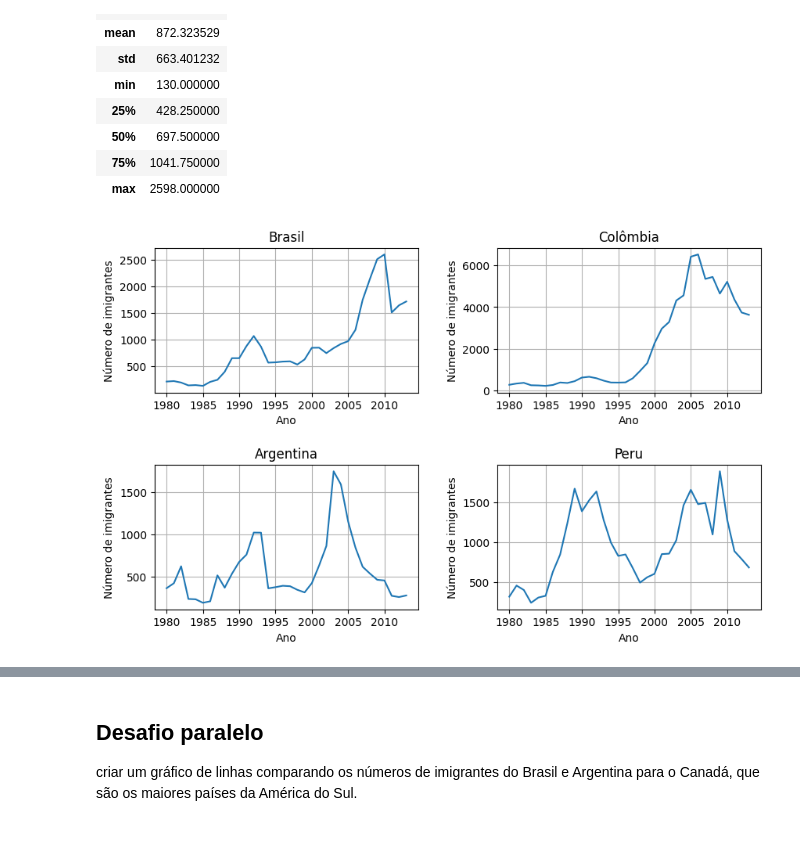
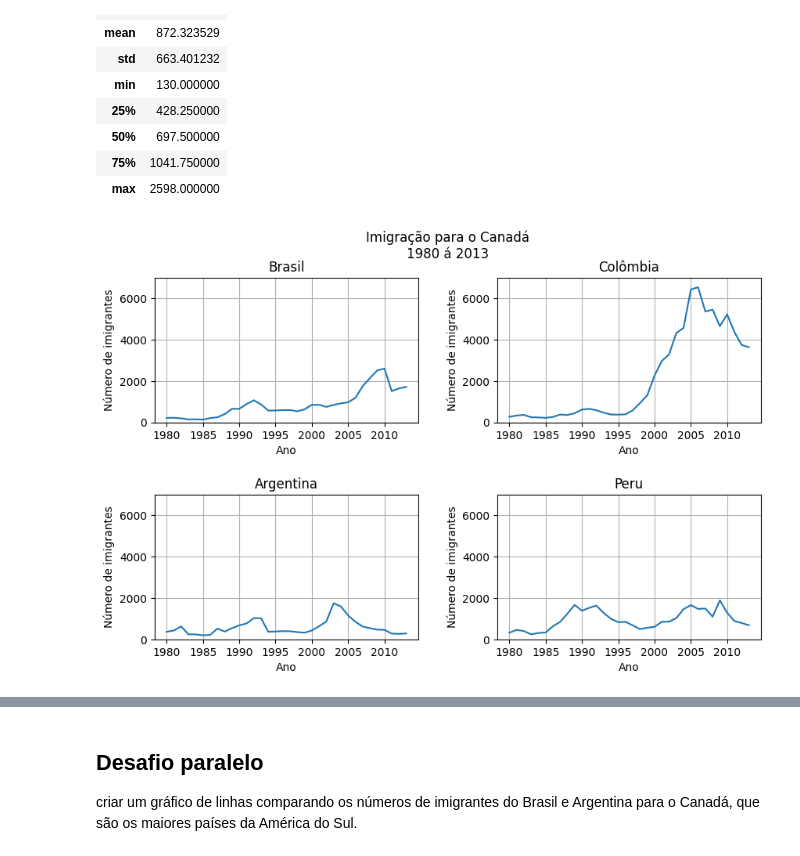
Before and after one commit to mathRyan889/analise_imigra-o_Canada, a Jupyter notebook: Dados_de_imigração.ipynb, the cells around one changed output, grey strips where cells are left out. Cells and saved outputs as stored; diff of their text form; code cells hidden in the pictures.

```diff
--- a/Dados_de_imigração.ipynb
+++ b/Dados_de_imigração.ipynb
@@ -144,0 +189,25 @@ plt.show()
+# %%
+cores = []
+
+for pais in americaa_sul_sorted.index:
+  if pais == 'Brazil':
+    cores.append('green')
+  else:
+    cores.append('silver')
+
+fig, ax = plt.subplots(figsize = (14,5))
+ax.barh(americaa_sul_sorted.index, americaa_sul_sorted['Total'], color = cores)
+ax.set_title('America do sul: O Brasil é o quarto pais com maior número de imigrantes \n para o Canada entre 1980 e 2013',fontsize = 18, loc='left')
+ax.set_xlabel('Numero de imigrantes',fontsize = 14)
+ax.set_ylabel('')
+ax.xaxis.set_tick_params(labelsize = 12)
+ax.yaxis.set_tick_params(labelsize = 12)
+
+for i, v in enumerate(americaa_sul_sorted['Total']):
+  ax.text(v + 0.2, i, str(v), color='black', fontweight='bold', fontsize = 10)
+
+ax.set_frame_on(False)
+ax.get_xaxis().set_visible(False)
+ax.tick_params(axis='both',which='both',length=0)
+fig.savefig('Imigração_america_do_sul.png',transparent=False,dpi=300, bbox_inches='tight')
+plt.show()
@@ -173,31 +244,38 @@ dados_brasil.describe()
 # %%
 fig, axs = plt.subplots(2,2, figsize = (10,6))
 fig.subplots_adjust(hspace=0.5,wspace=0.3)
+fig.suptitle('Imigração para o Canadá\n1980 á 2013')
 
 axs[0,0].plot(df.loc['Brazil',anos])
 axs[0,0].set_title('Brasil')
 
 
 axs[0,1].plot(df.loc['Colombia',anos])
 axs[0,1].set_title('Colômbia')
 
 
 axs[1,0].plot(df.loc['Argentina',anos])
 axs[1,0].set_title('Argentina')
 
 
 axs[1,1].plot(df.loc['Peru',anos])
 axs[1,1].set_title('Peru')
 
 
 for ax in axs.flat:
   ax.xaxis.set_major_locator(plt.MultipleLocator(5))
 
 for ax in axs.flat:
   ax.set_xlabel('Ano')
   ax.set_ylabel('Número de imigrantes')
   ax.grid()
 
+ymin = 0
+ymax = 7000
+
+for ax in axs.ravel():
+  ax.set_ylim(ymin,ymax)
+
 plt.show()
 # %% [output]
-[figure, old version]
+[figure, new version]
```
Also changed, not shown: parts of 36 cells of this notebook.
